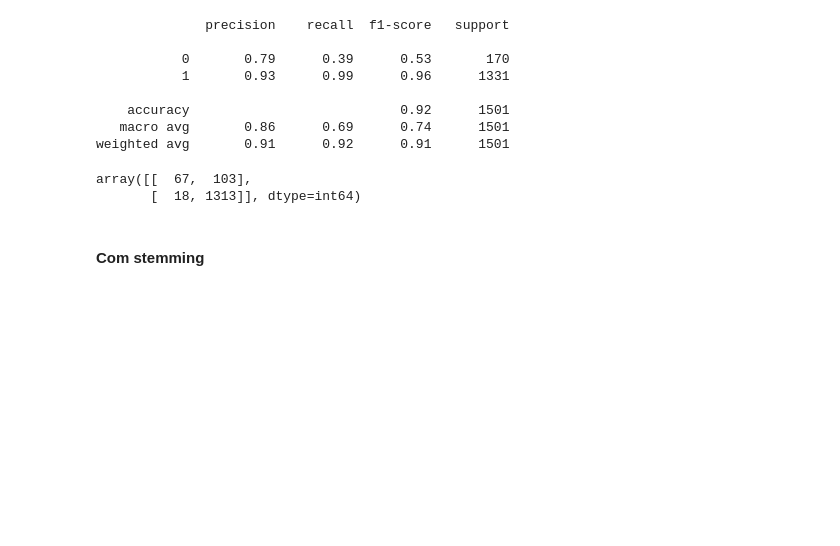
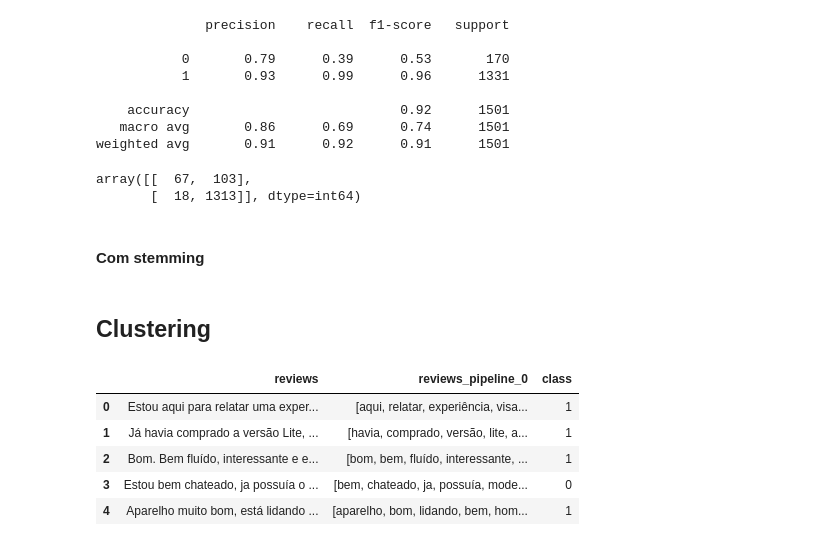
Before and after one commit to mariamaOlive/sentiment-analysis, a Jupyter notebook: classificadores.ipynb, the cells around one changed output. Saved outputs shown, nothing was run; the diff lists cells and outputs as text; code cells hidden in the pictures; blank space fills up the shorter version.

```diff
--- a/classificadores.ipynb
+++ b/classificadores.ipynb
@@ -1112,3 +1112,14 @@ dict(zip(unique, counts))
 print(classification_report(y_test, label_pred))
 # %%
 confusion_matrix(y_test, label_pred)
+# %% [markdown]
+## Clustering
+# %%
+df_pp[["reviews", "reviews_pipeline_0", "class"]].head()
+# %% [output]
+|  | reviews | reviews_pipeline_0 | class |
+| 0 | Estou aqui para relatar uma exper... | [aqui, relatar, experiência, visa... | 1 |
+| 1 | Já havia comprado a versão Lite, ... | [havia, comprado, versão, lite, a... | 1 |
+| 2 | Bom. Bem fluído, interessante e e... | [bom, bem, fluído, interessante, ... | 1 |
+| 3 | Estou bem chateado, ja possuía o ... | [bem, chateado, ja, possuía, mode... | 0 |
+| 4 | Aparelho muito bom, está lidando ... | [aparelho, bom, lidando, bem, hom... | 1 |
```
Also changed, not shown: parts of 4 cells of this notebook.
